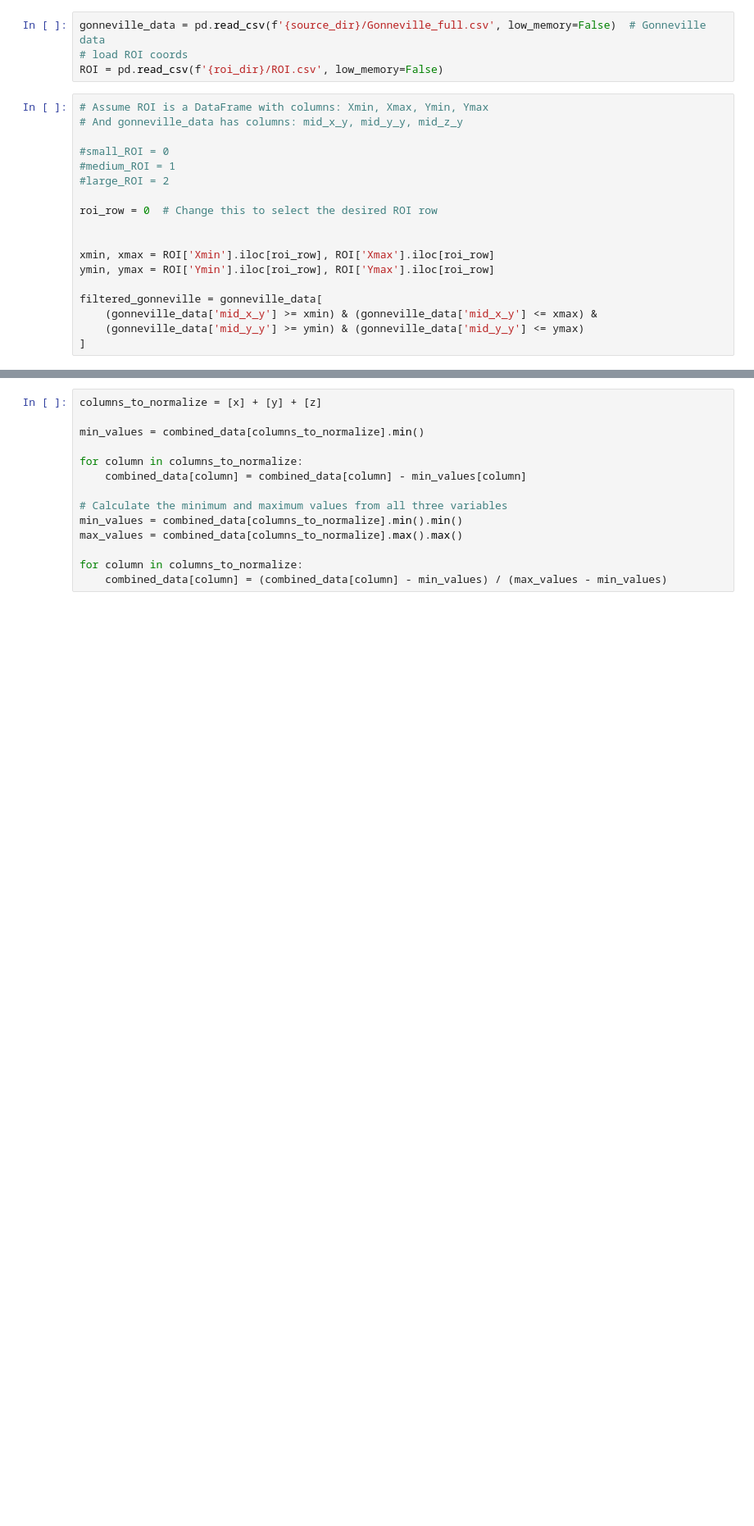
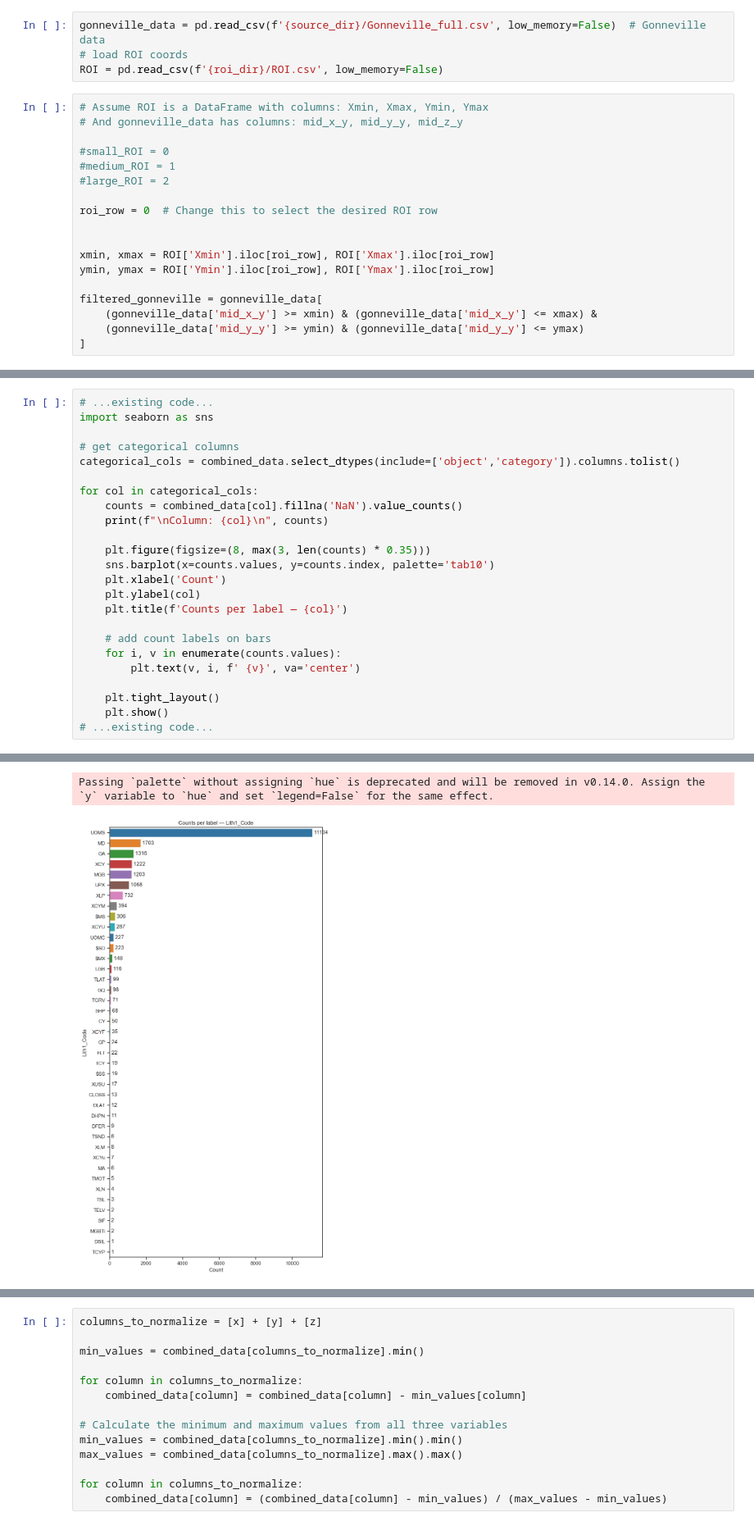
Before and after one commit to markdlindsay/DK_Batch_Shapley, a Jupyter notebook: Data_pre-processing_Gonneville.ipynb, the cells around one changed output, grey strips where cells are left out. Shown at 82% size. Drawn from its saved outputs; the diff is of its cells as text; blank space fills up the shorter version.

```diff
--- a/Data_pre-processing_Gonneville.ipynb
+++ b/Data_pre-processing_Gonneville.ipynb
@@ -263,0 +293,25 @@ latex_table = summary.to_latex()
+# %%
+# ...existing code...
+import seaborn as sns
+
+# get categorical columns
+categorical_cols = combined_data.select_dtypes(include=['object','category']).columns.tolist()
+
+for col in categorical_cols:
+    counts = combined_data[col].fillna('NaN').value_counts()
+    print(f"\nColumn: {col}\n", counts)
+
+    plt.figure(figsize=(8, max(3, len(counts) * 0.35)))
+    sns.barplot(x=counts.values, y=counts.index, palette='tab10')
+    plt.xlabel('Count')
+    plt.ylabel(col)
+    plt.title(f'Counts per label — {col}')
+
+    # add count labels on bars
+    for i, v in enumerate(counts.values):
+        plt.text(v, i, f' {v}', va='center')
+
+    plt.tight_layout()
+    plt.show()
+# ...existing code...
+# %% [output]
@@ -263,0 +335,2 @@ latex_table = summary.to_latex()
+Passing `palette` without assigning `hue` is deprecated and will be removed in v0.14.0. Assign the `y` variable to `hue` and set `legend=False` for the same effect.
+[figure, added]
```
Also changed, not shown: parts of 18 cells of this notebook, 14 other files.
